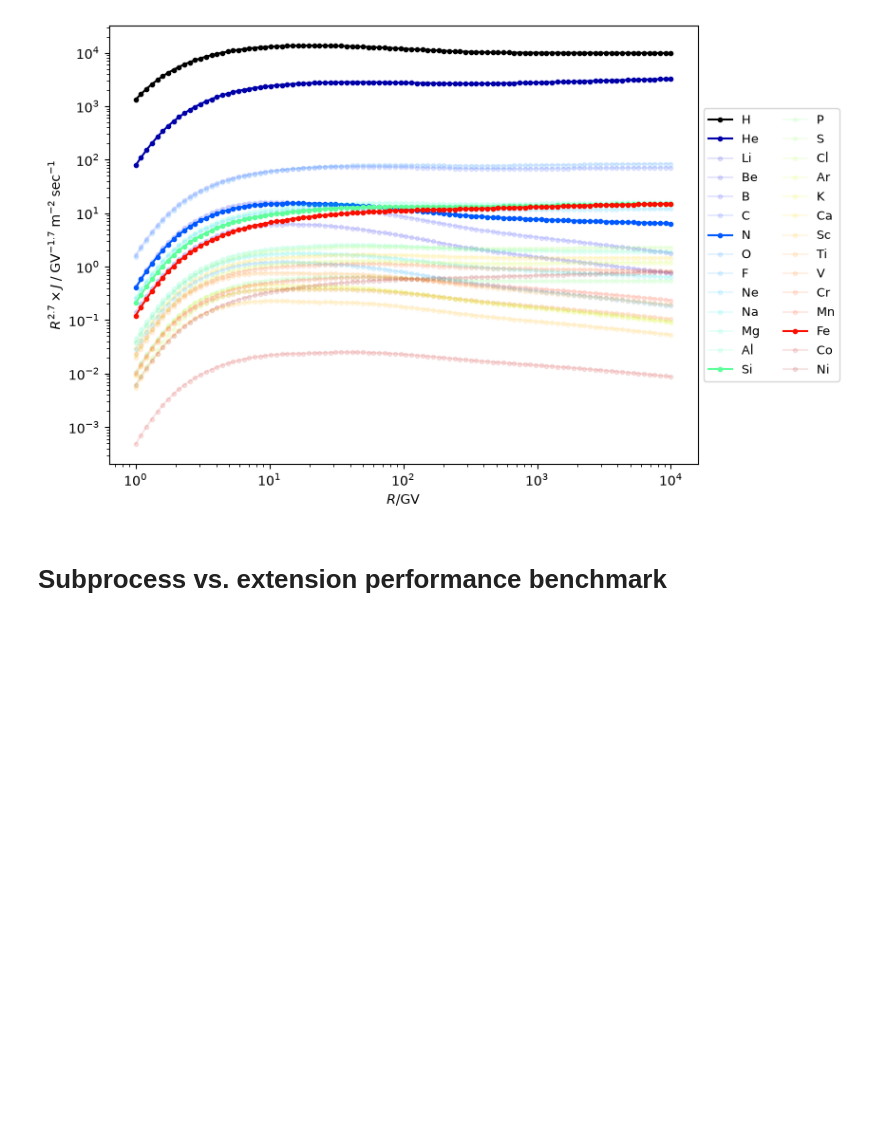
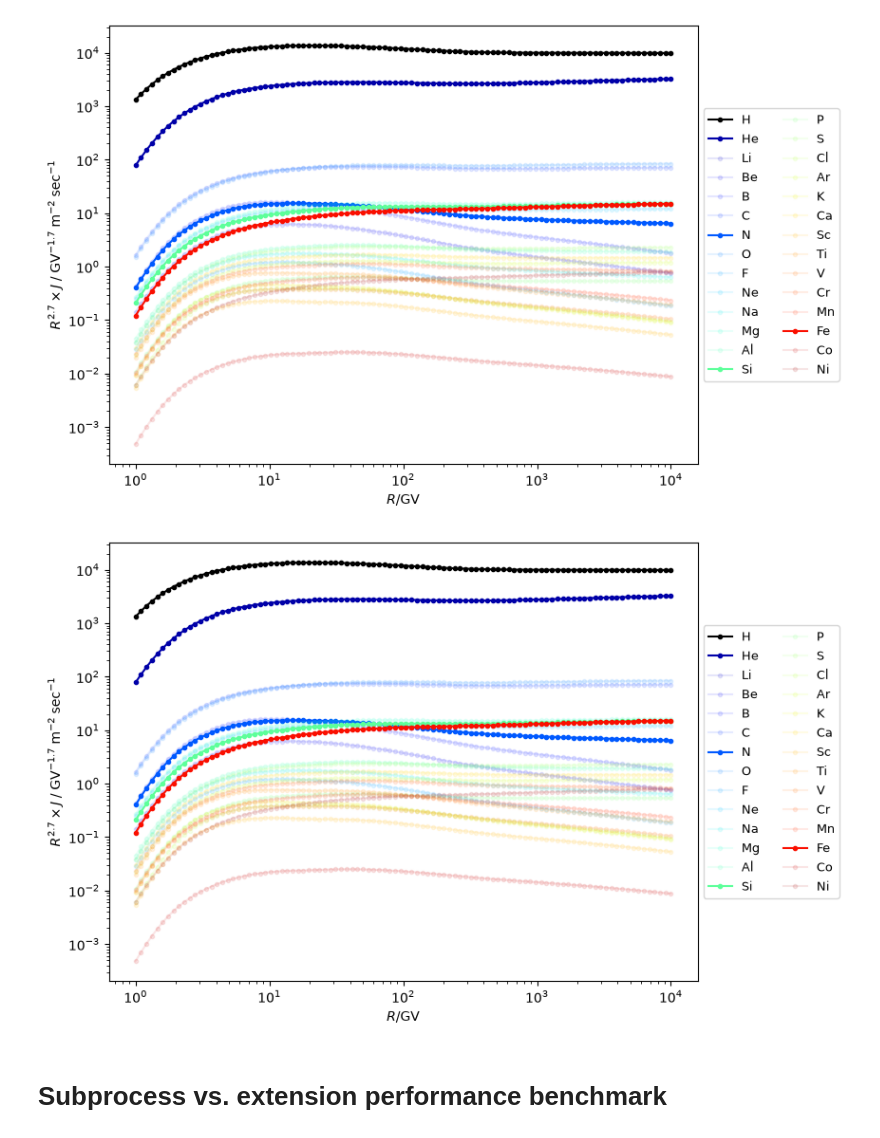
Before and after one commit to nj-vs-vh/crams, a Jupyter notebook: examples/extension.ipynb, the cells around one changed output. Cells and saved outputs as stored; diff of their text form; code cells hidden in the pictures; blank space fills up the shorter version.

```diff
--- a/examples/extension.ipynb
+++ b/examples/extension.ipynb
@@ -10,35 +11,38 @@ import numpy as np
 # %%
-def plot_spectra(spectra: np.ndarray):
-    _, ax = plt.subplots(figsize=(8, 6))
+def plot_spectra(spectra: np.ndarray) -> Figure:
+    fig, ax = plt.subplots(figsize=(8, 6))
 
     R = spectra[:, 0]
 
     cmap = plt.get_cmap("jet")
     principal_nuclei = ["H", "He", "N", "Si", "Fe"]
     for i, (spec, name) in enumerate(zip(spectra.T[1:, :], ELEMENT_NAMES, strict=True)):
         ax.loglog(
             R,
             R**2.7 * spec,
             ".-",
             label=name,
             color=cmap(i / len(ELEMENT_NAMES)) if name != "H" else "black",
             alpha=0.1 if name not in principal_nuclei else 1.0,
         )
 
     ax.legend(loc="center left", bbox_to_anchor=(1, 0.5), ncol=2, fontsize=9)
     ax.set_xlabel("$R / \\text{GV}$")
     ax.set_ylabel("$R^{2.7} \\times J \\; / \\; \\text{GV}^{-1.7} \\; \\text{m}^{-2} \\; \\text{sec}^{-1}$")
 
+    return fig
+
 
 runner = CramsRunner()
 
 spectra = runner.compute(
     PropagationParams(),
     InjectionParams.default(),
 )
 plot_spectra(spectra)
 # %% [output]
 [figure]
+[figure, added]
 # %% [markdown]
 # Subprocess vs. extension performance benchmark
 # %%
```
Also changed, not shown: parts of 5 cells of this notebook, 1 other file.
